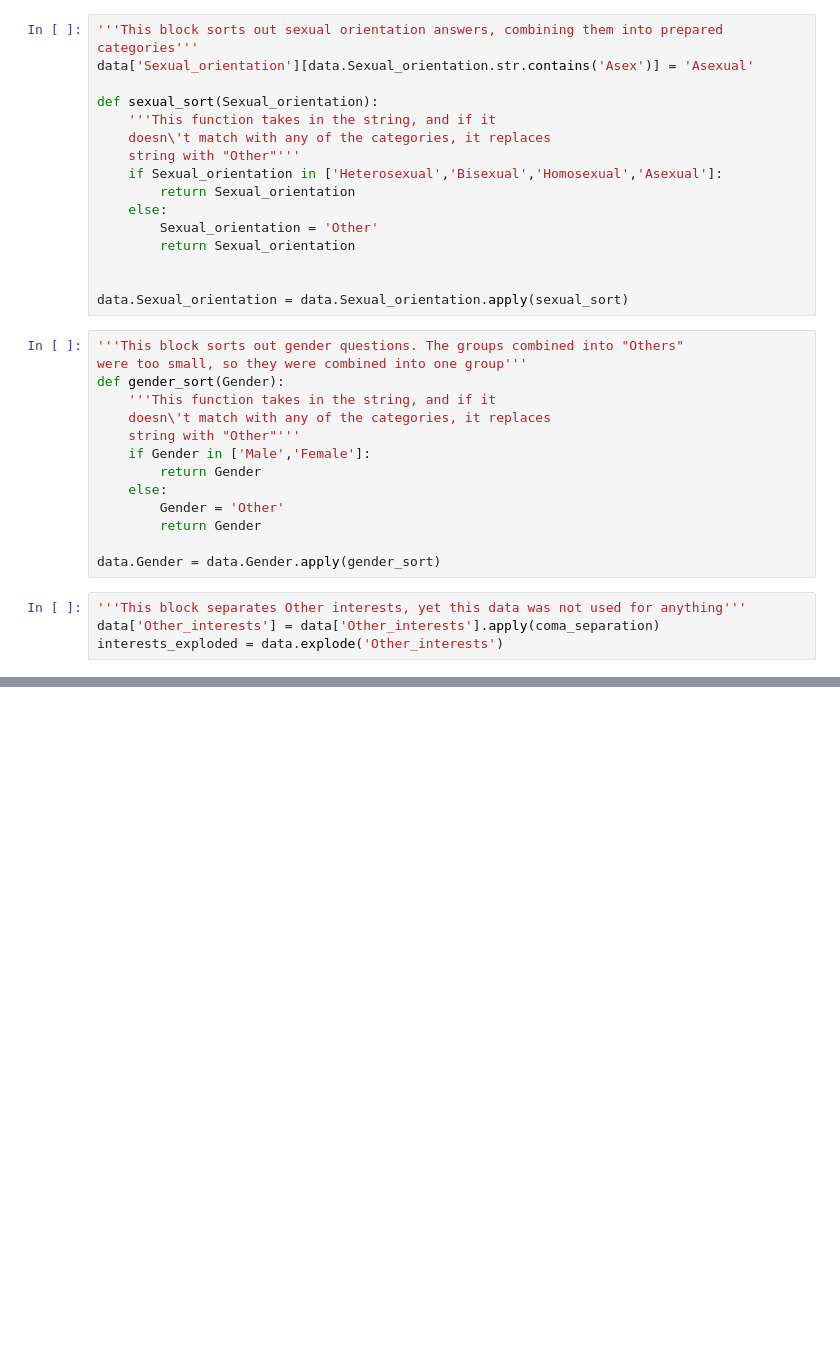
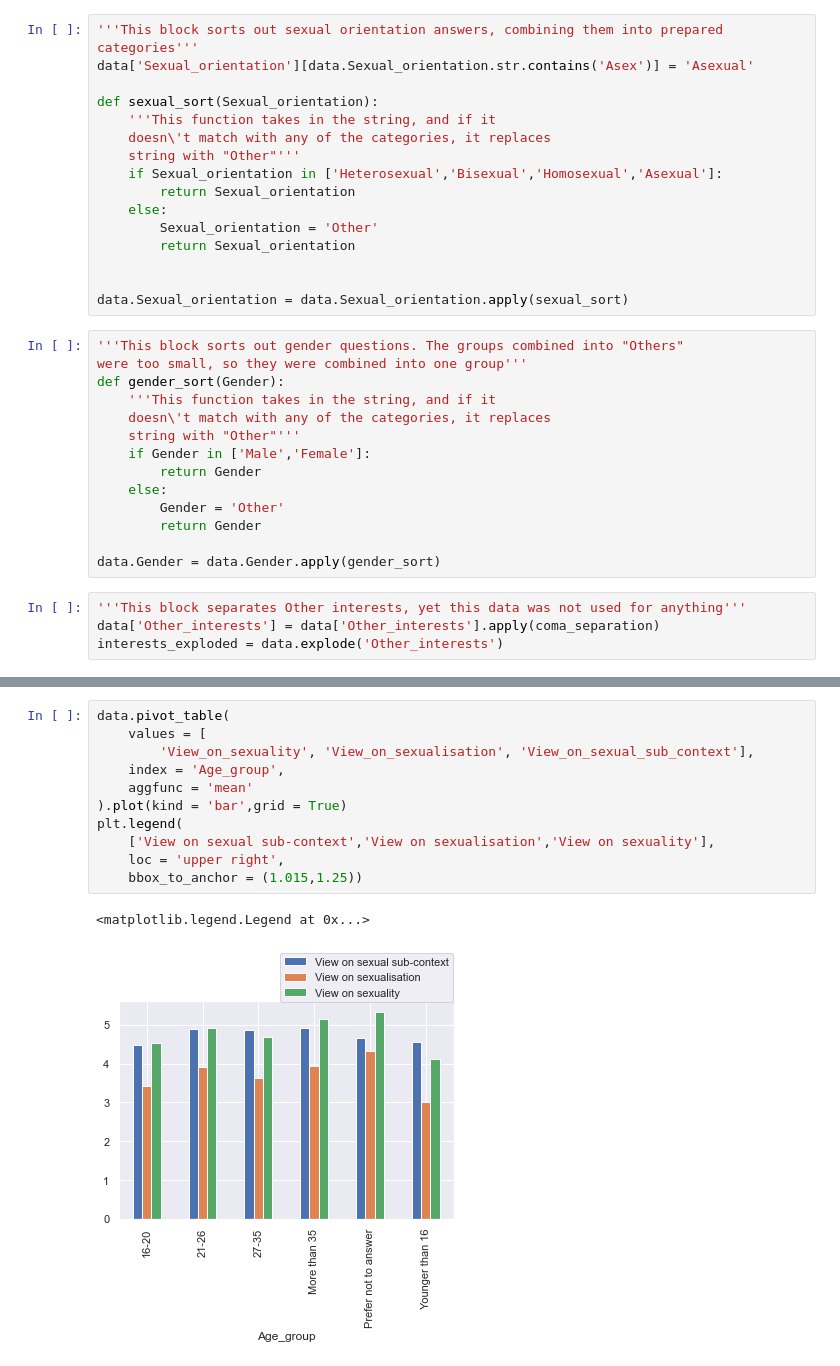
Before and after one commit to DenysMelnyk6/Sexuality-in-Video-games, a Jupyter notebook: Sexuality_analysis.ipynb, the cells around one changed output, grey strips where cells are left out. Saved outputs shown, nothing was run; the diff lists cells and outputs as text; blank space fills up the shorter version.

```diff
--- a/Sexuality_analysis.ipynb
+++ b/Sexuality_analysis.ipynb
@@ -349,0 +310,14 @@ plt.legend(['View on sexual sub-context','View on sexualisation','View on sexual
+# %%
+data.pivot_table(
+    values = [
+        'View_on_sexuality', 'View_on_sexualisation', 'View_on_sexual_sub_context'],
+    index = 'Age_group',
+    aggfunc = 'mean'
+).plot(kind = 'bar',grid = True)
+plt.legend(
+    ['View on sexual sub-context','View on sexualisation','View on sexuality'],
+    loc = 'upper right',
+    bbox_to_anchor = (1.015,1.25))
+# %% [output]
+<matplotlib.legend.Legend at 0x...>
+[figure, added]
```
Also changed, not shown: parts of 55 cells of this notebook.
